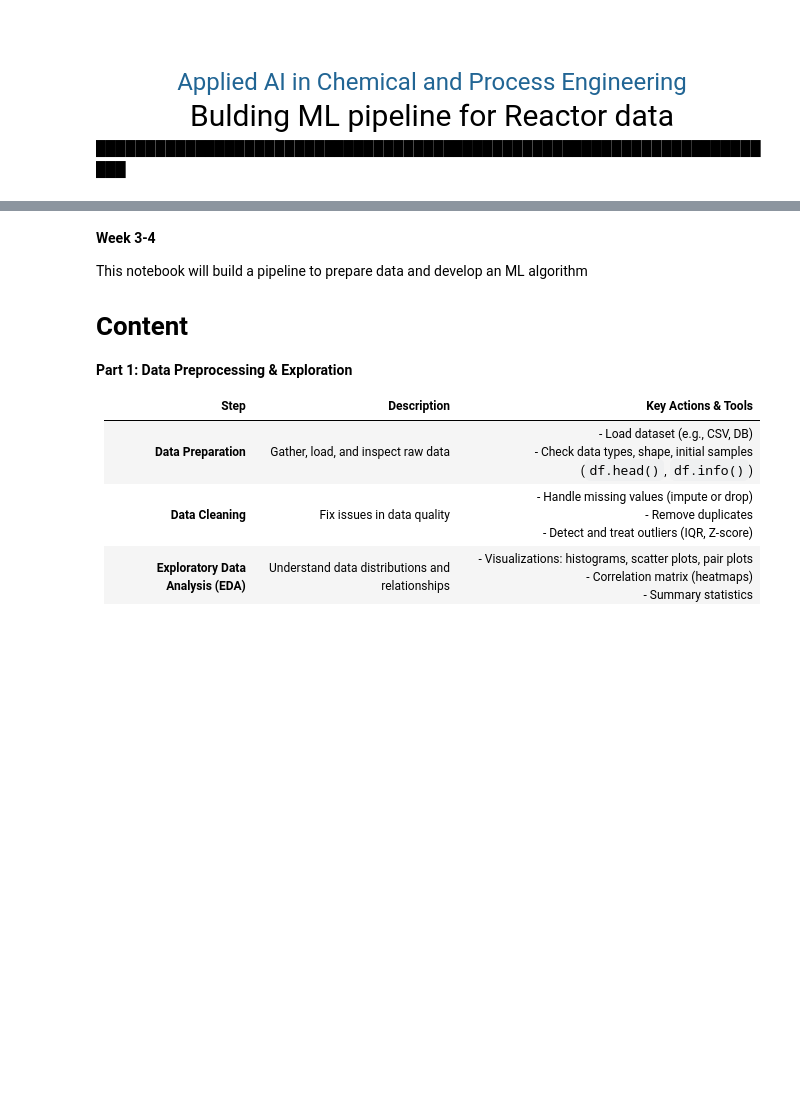
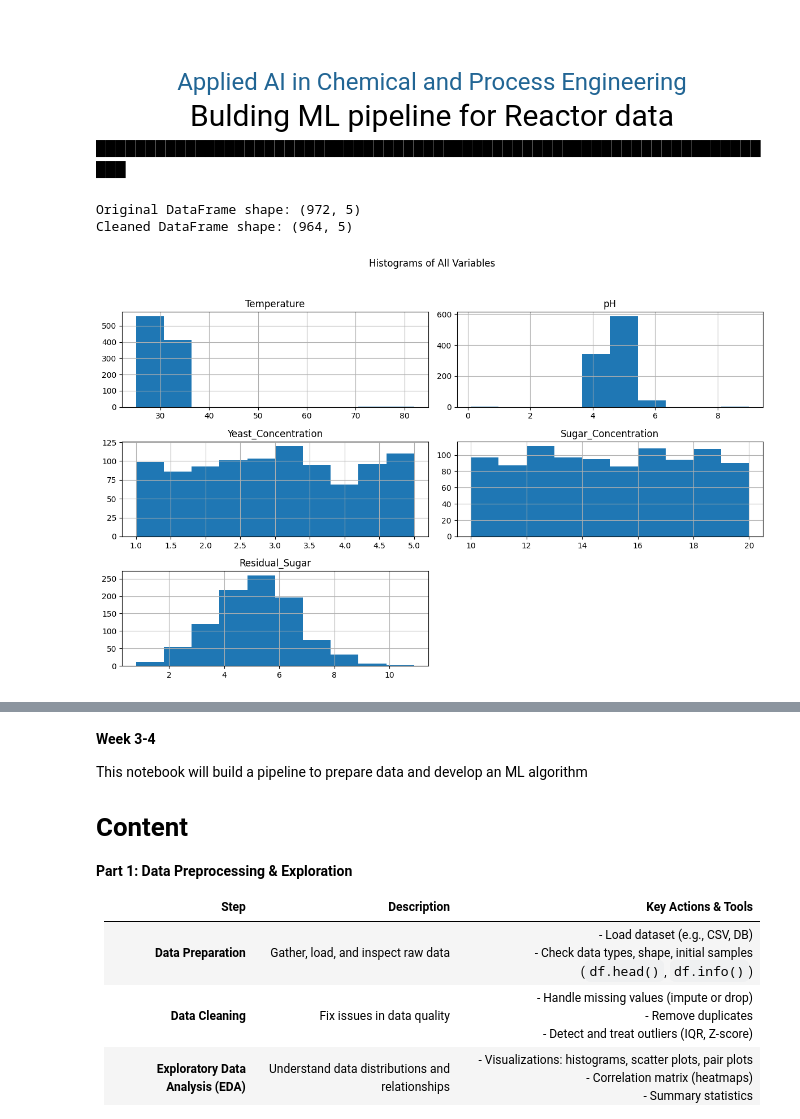
Before and after one commit to jayaniweerasuriya/https-github.com-dissabnd-Applied-AI-in-Chemical-and-Process-Engineering, a Jupyter notebook: 2_MLpipeline_w3.ipynb, the cells around one changed output, grey strips where cells are left out. Drawn from its saved outputs; the diff is of its cells as text; code cells hidden in the pictures; blank space fills up the shorter version.

```diff
--- a/2_MLpipeline_w3.ipynb
+++ b/2_MLpipeline_w3.ipynb
@@ -18,0 +26,21 @@ df = pd.read_csv(url)
+# %%
+# Remove outliers using IQR method
+Q1 = df_filled.quantile(0.25)
+Q3 = df_filled.quantile(0.75)
+IQR = Q3 - Q1
+
+dfclean = df_filled[~((df_filled < (Q1 - 1.5 * IQR)) |(df_filled > (Q3 + 1.5 * IQR))).any(axis=1)].copy()
+
+print(f"Original DataFrame shape: {df_filled.shape}")
+print(f"Cleaned DataFrame shape: {dfclean.shape}")
+# %% [output]
+Original DataFrame shape: (972, 5)
+Cleaned DataFrame shape: (964, 5)
+# %%
+# Create histogram plots for all variables
+df_filled.hist(figsize=(12, 8))
+plt.suptitle('Histograms of All Variables')
+plt.tight_layout(rect=[0, 0.03, 1, 0.95]) # Adjust layout to prevent title overlap
+plt.show()
+# %% [output]
+[figure, added]
```
Also changed, not shown: parts of 31 cells of this notebook.
